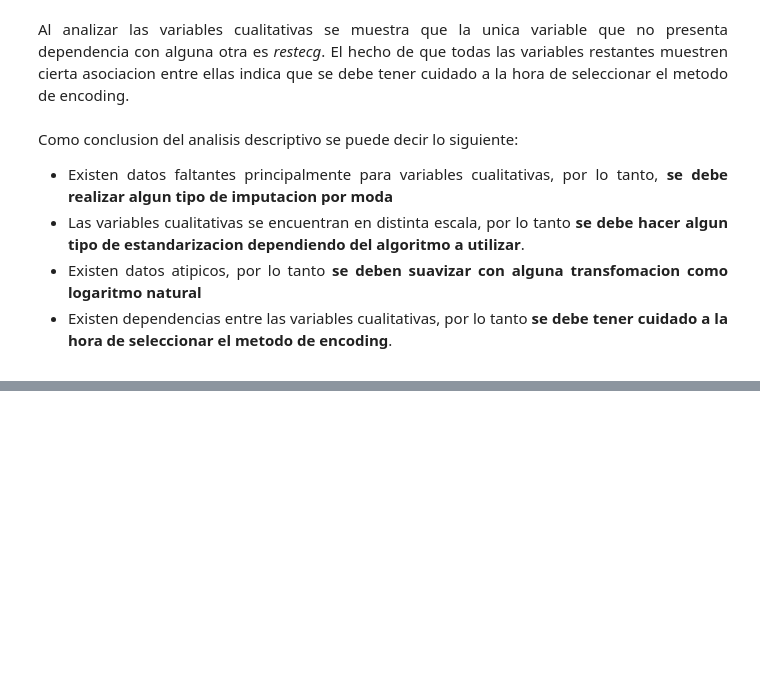
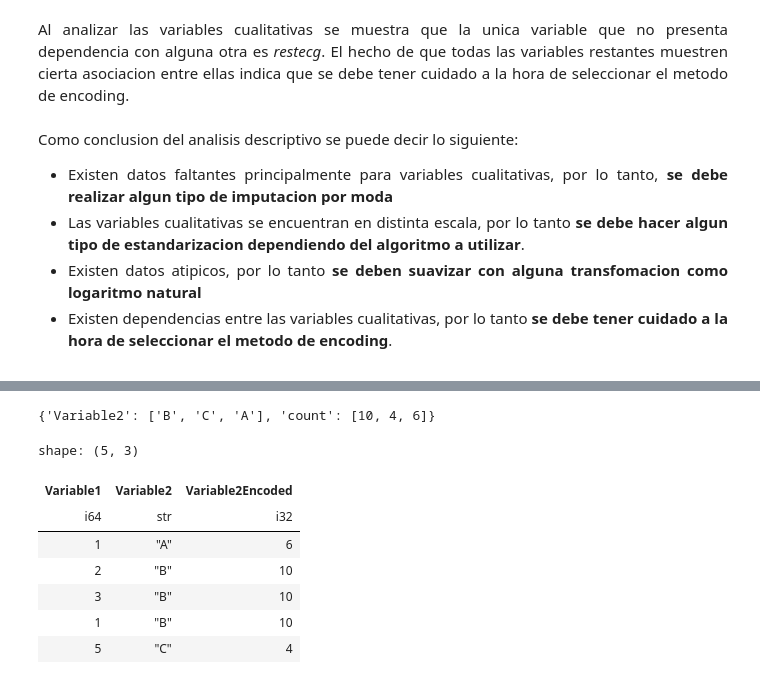
Before and after one commit to j220493/AnalisisEncodingCategoricalVariables, a Jupyter notebook: analisis.ipynb, the cells around one changed output, grey strips where cells are left out. Drawn from its saved outputs; the diff is of its cells as text; code cells hidden in the pictures; blank space fills up the shorter version.

```diff
--- a/analisis.ipynb
+++ b/analisis.ipynb
@@ -238,0 +296,16 @@ Como conclusion del analisis descriptivo se puede decir lo siguiente:
+# %%
+# Freq Encoder
+FreqEncoder = EncodingX['Variable2'].value_counts().to_dict(as_series=False)
+print(FreqEncoder)
+EncodingX.with_columns(pl.col('Variable2').replace(FreqEncoder['Variable2'],
+                                                   FreqEncoder['count']).cast(pl.Int32).alias('Variable2Encoded')).head()
+# %% [output]
+{'Variable2': ['B', 'C', 'A'], 'count': [10, 4, 6]}
+shape: (5, 3)
+| Variable1 | Variable2 | Variable2Encoded |
+| i64 | str | i32 |
+| 1 | "A" | 6 |
+| 2 | "B" | 10 |
+| 3 | "B" | 10 |
+| 1 | "B" | 10 |
+| 5 | "C" | 4 |
```
Also changed, not shown: parts of 12 cells of this notebook.
